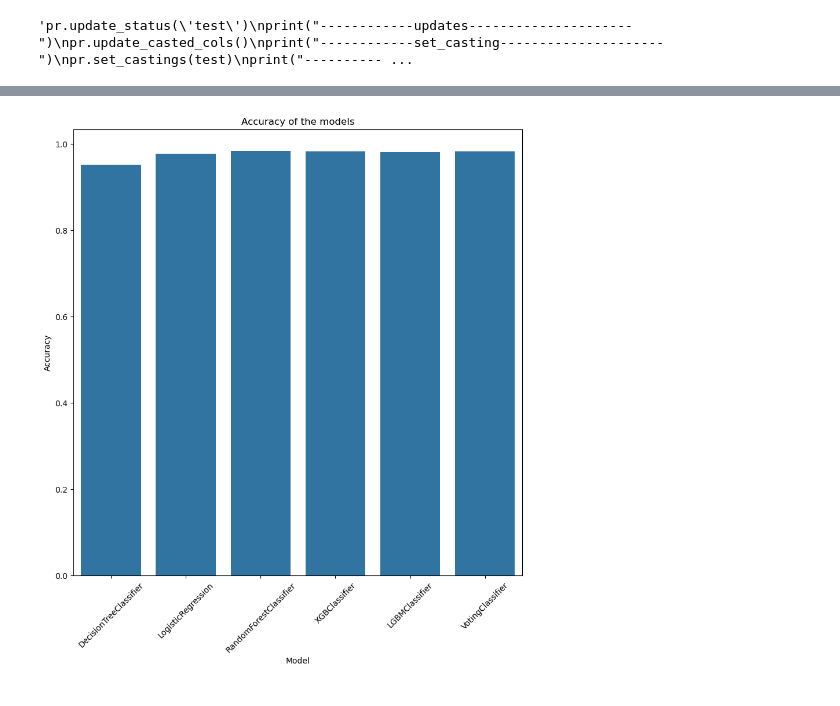
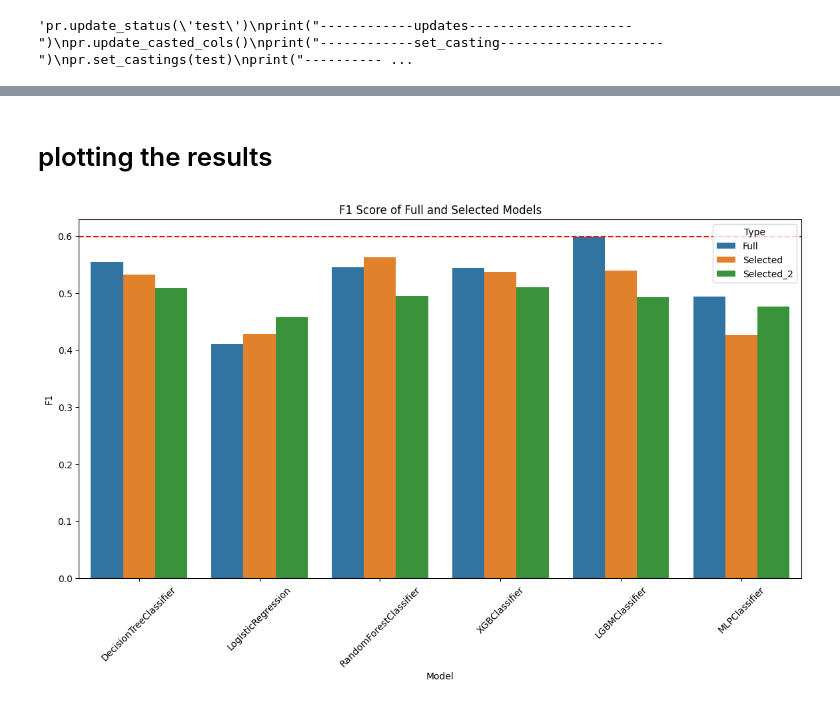
Before and after one commit to LeonardoDiCaterina/Machine_Learning_G19, a Jupyter notebook: Notebooks/y_2_classifier_.ipynb, the cells around one changed output, grey strips where cells are left out. Cells and saved outputs as stored; diff of their text form; code cells hidden in the pictures.

```diff
--- a/Notebooks/y_2_classifier_.ipynb
+++ b/Notebooks/y_2_classifier_.ipynb
@@ -884,0 +1008,17 @@ df_test.info()"""
+# %%
+# make 3 suplots
+fig, axs = plt.subplots(3, 1, figsize=(20, 20))
+fig.suptitle('Entropy of the different permutations')
+div= 0
+for i in range(3):
+    div1 = diving_lines[i]
+    axs[i].bar(names_list[div:div1], tot_entropy[div:div1])
+    max_partion = np.argmax(tot_entropy[div:div1])
+    print(f'Best partition for {i+1} elements: {max_partion}')
+    axs[i].axvline(x=max_partion, color='g', linestyle='--')
+    axs[i].set_title(f'{i+1} elements')
+    axs[i].set_ylabel('Entropy')
+    axs[i].set_xlabel('Permutations')
+    axs[i].set_xticklabels(names_list[div:div1], rotation=45)
+
+    div = div1
@@ -990,7 +1108,7 @@ plt.show()
 # %%
 # remove the columns with high correlation
 corr_matrix = corr.abs()
-upper = corr_matrix.where(np.triu(np.ones(corr_matrix.shape), k=1).astype(np.bool))
+upper = corr_matrix.where(np.triu(np.ones(corr_matrix.shape), k=1).astype(bool))
 to_drop = [column for column in upper.columns if any(upper[column] > 0.7)]
 # %%
 to_drop = [column for column in upper.columns if any(upper[column] > 0.8)]
@@ -1026,5 +1144,5 @@ sns.heatmap(entropy_corr_matrix, annot=False, cmap='coolwarm')
 # %%
-upper = entropy_corr_matrix.where(np.triu(np.ones(entropy_corr_matrix.shape), k=1).astype(np.bool))
+upper = entropy_corr_matrix.where(np.triu(np.ones(entropy_corr_matrix.shape), k=1).astype(bool))
 to_drop_2 = [column for column in upper.columns if any(upper[column] > -0.2)]
 to_drop_2
 # %% [output]
@@ -1550,13 +1757,31 @@ And if memory is not enough, you can set `force_col_wise=true`.
+# %% [markdown]
+# plotting the results
 # %%
-# plotting the results
 model_full = pd.DataFrame(model_full, columns=['Model', 'Accuracy', 'F1'])
 model_selected = pd.DataFrame(model_selected, columns=['Model', 'Accuracy', 'F1'])
 model_selected_2 = pd.DataFrame(model_selected_2, columns=['Model', 'Accuracy', 'F1'])
 
-plt.figure(figsize=(10, 10))
-sns.barplot(x='Model', y='Accuracy', data=model_full)
-plt.title('Accuracy of the models')
+import seaborn as sns
+
+import matplotlib.pyplot as plt
+
+# Combine the dataframes for full and selected models
+model_full['Type'] = 'Full'
+model_selected['Type'] = 'Selected'
+model_selected_2['Type'] = 'Selected_2'
+combined_df = pd.concat([model_full, model_selected])
+combined_df = pd.concat([combined_df, model_selected_2])
+
+model_full
+
+
+
+# Plot the F1 score
+plt.figure(figsize=(14, 7))
+sns.barplot(x='Model', y='F1', hue='Type', data=combined_df)
+plt.title('F1 Score of Full and Selected Models')
+plt.axhline(combined_df['F1'].max(), color='red', linestyle='--')
 plt.xticks(rotation=45)
 plt.show()
 # %% [output]
-[figure, old version]
+[figure, new version]
```
Also changed, not shown: parts of 71 cells of this notebook, 8 other files.
